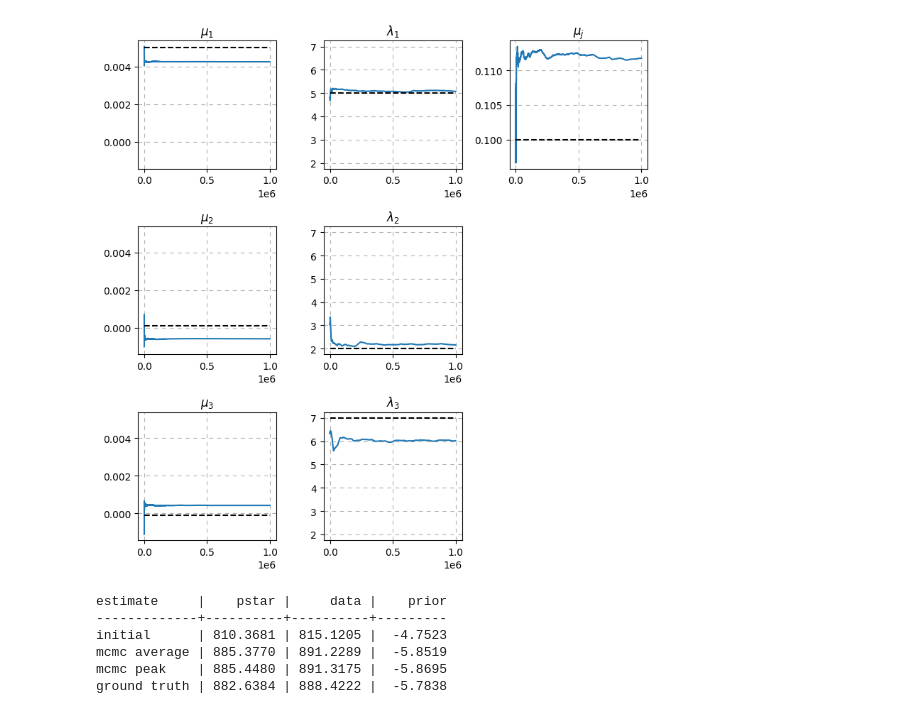
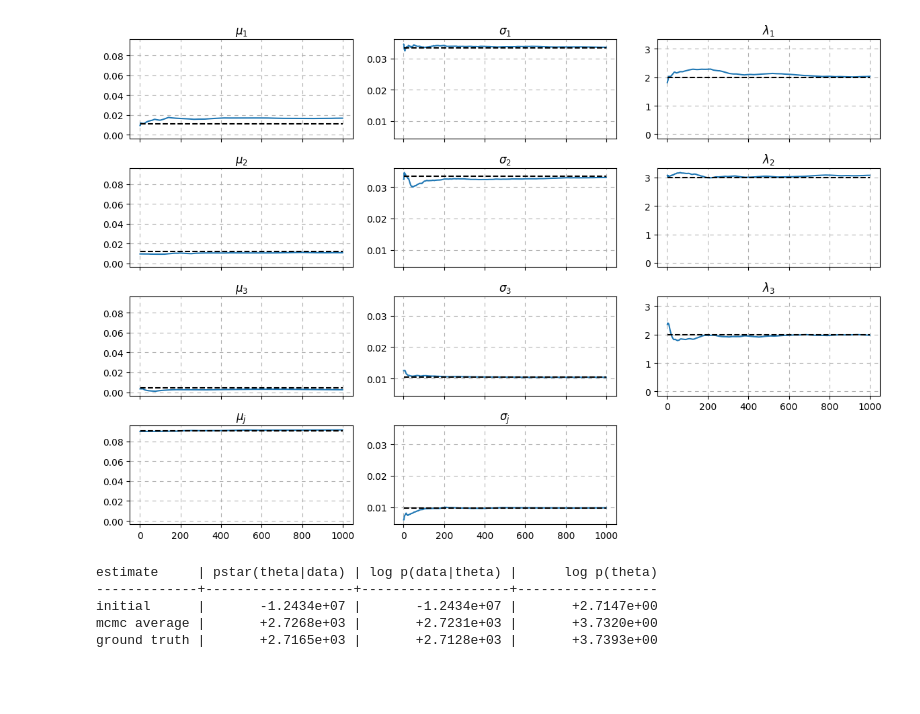
Before and after one commit to jordan-wei-taylor/dummy-jump-diffusion, a Jupyter notebook: jupyter.ipynb, the cells around one changed output. Drawn from its saved outputs; the diff is of its cells as text; code cells hidden in the pictures; blank space fills up the shorter version.

```diff
--- a/jupyter.ipynb
+++ b/jupyter.ipynb
@@ -201,18 +257,24 @@ array([[ 2.e-06, -2.e-06,  0.e+00,  0.e+00,  0.e+00,  0.e+00, -2.e-07],
 # %%
-# execute mcmc (Metropolis) with some number of samples, n, and a burn-in period, b.
-# (this can take a while... ~45 mins on my (old) laptop)
-n               = 1000000
+# execute our gibbs sampler with some number of samples, `n`, and a burn-in period, `burn`.
+# on my personal (old laptop):
+#     takes ~ 2.5 mins with (M, n) = (10, 1000)
+#     takes ~10   mins with (M, n) = (75,  100)
+#
+# recall `M` is the number of assets at the top of the notebook
+
+n               = 1000
 burn            = 0.2
-samples, r, log = mcmc(pstar, x0, n, cov = cov, burn = burn, random_state = 0, data = index, start = start)
+samples, r, log = gibbs(log_pstar, theta0, n, cov = cov, burn = burn, random_state = 0, data = index, start = start)
 
 # average result
 average         = samples.mean(axis = 0)
 
-# results with highest pstar value
-peak            = samples[log[-len(samples):] == log.max()][0]
+# as we have an acceptance indicator for each element within a sample
+# average across the elements within a sample
+r = r.mean(axis = 1)
 
-# acceptance rate
-plt.plot(1 - r.cumsum() / np.arange(1, len(r) + 1))
+# visualise acceptance rate
+plt.plot(1 - r.cumsum(axis = 0) / np.arange(1, len(r) + 1))
 plt.title('acceptance rate')
 plt.grid(ls = (0, (5, 5)))
 plt.show()
@@ -246,37 +344,42 @@ lam_3    | +4.50000 | +7.00000 | +6.02250 | +6.32797
 # %%
-fig, ax = plt.subplots(len(index), 3, figsize = (8, 2 * (len(index) + 1)), sharey = 'col')
+# visualise the first 3 assets only and the jump parameters
+fig, ax = plt.subplots(4, 3, figsize = (12, 8), sharey = 'col')
 
 x       = np.arange(1, len(samples) + 1)
 
 for k, (values, truth, title) in enumerate(zip(samples.T, solution, latex)):
-    i, j = divmod(k, 2)
-    if k == len(solution) - 1:
-        i, j = 0, -1
+    i, j = divmod(k, 3)
+    if k == 12: break
+    if k >= 9:
+        i, j = 3, k % 9
+        values = samples[:,j - 2]
+        truth  = solution[j - 2]
+        title  = latex[j - 2]
     cum_vals = values.cumsum() / x
+    if j == 1 or (i, j) == (1, -1):
+        cum_vals = 10 ** cum_vals
     ax[i, j].plot(x, cum_vals)
     ax[i, j].hlines(truth, 1, len(samples) + 1, ls = '--', colors = 'k')
     ax[i, j].set_title(title)
     ax[i, j].grid(ls = (0, (5, 5)))
-
-for i in range(1, len(index)):
-    ax[i,2].set_visible(False)
+    if k not in range(8, 11):
+        ax[i, j].set_xticklabels([])
+ax[-1, -1].set_visible(False)
 
 plt.tight_layout()
 # %% [output]
-[figure, old version]
+[figure, new version]
 # %%
-print('estimate     |    pstar |     data |    prior')
-print('-------------+----------+----------+---------')
-for text, values in zip(['initial', 'mcmc average', 'mcmc peak', 'ground truth'], [x0, average, peak, solution]):
-    results = ' | '.join(f'{fun(values, data = index, start = start):8.4f}' for fun in [pstar, lambda x, **kwargs : log_likelihood(x[0:-1:2], x[1:-1:2], x[-1], **kwargs), lambda x, **kwargs : prior(x[0:-1:2], x[1:-1:2], x[-1], **kwargs)])
+print('estimate     | pstar(theta|data) | log p(data|theta) |      log p(theta)')
+print('-------------+-------------------+-------------------+------------------')
+for text, values in zip(['initial', 'mcmc average', 'ground truth'], [theta0, average, log_space]):
+    results = ' | '.join(f'{fun(values, data = index, start = start):+17.4e}' for fun in [log_pstar, log_data_likelihood,  log_prior])
     print(f'{text:12s} | {results}')
 
 # we can see that the mcmc obtains a result very close to the ground truth (and obtains a marginally better pstar value)
-# again, mcmc peak is the result with the highest pstar value
 # %% [output]
-estimate     |    pstar |     data |    prior
--------------+----------+----------+---------
-initial      | 810.3681 | 815.1205 |  -4.7523
-mcmc average | 885.3770 | 891.2289 |  -5.8519
-mcmc peak    | 885.4480 | 891.3175 |  -5.8695
-ground truth | 882.6384 | 888.4222 |  -5.7838
+estimate     | pstar(theta|data) | log p(data|theta) |      log p(theta)
+-------------+-------------------+-------------------+------------------
+initial      |       -1.2434e+07 |       -1.2434e+07 |       +2.7147e+00
+mcmc average |       +2.7268e+03 |       +2.7231e+03 |       +3.7320e+00
+ground truth |       +2.7165e+03 |       +2.7128e+03 |       +3.7393e+00
```
Also changed, not shown: parts of 12 cells of this notebook.
